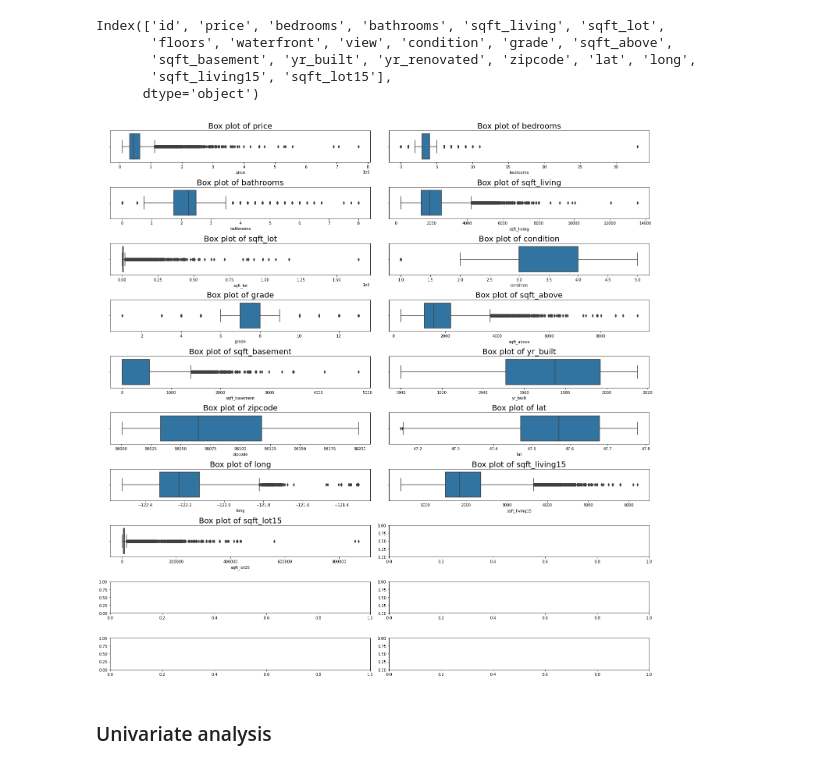
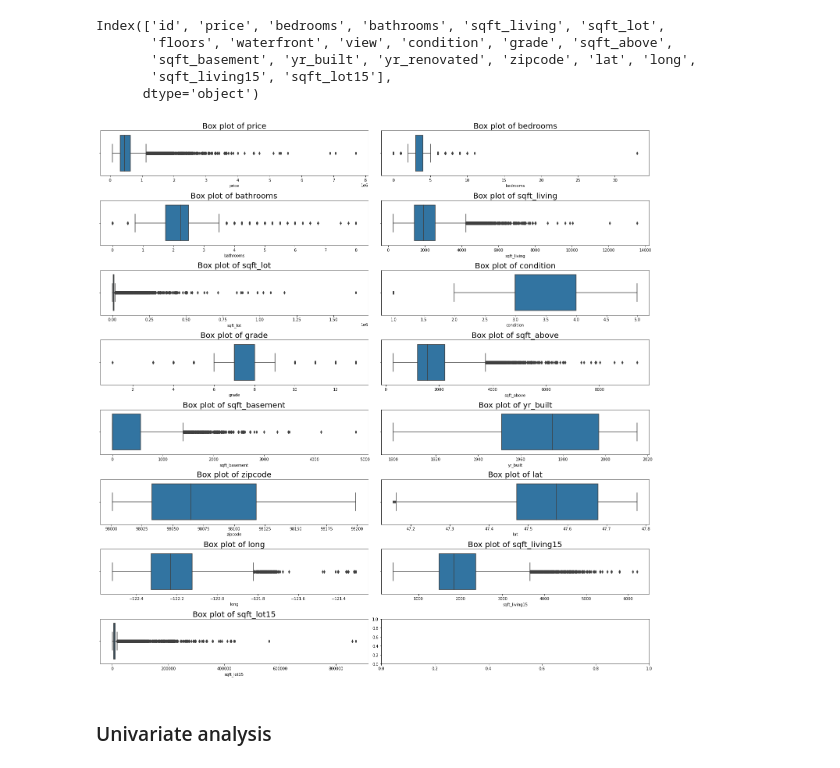
Before and after one commit to Eswa2020/Supervised-learning-using-various-regression-models-project, a Jupyter notebook: Esther_Wairimu_Kamau_core_indepedent_project_week_7.ipynb, the cells around one changed output. Saved outputs shown, nothing was run; the diff lists cells and outputs as text; code cells hidden in the pictures.

```diff
--- a/Esther_Wairimu_Kamau_core_indepedent_project_week_7.ipynb
+++ b/Esther_Wairimu_Kamau_core_indepedent_project_week_7.ipynb
@@ -193,21 +193,21 @@ Index(['id', 'price', 'bedrooms', 'bathrooms', 'sqft_living', 'sqft_lot',
 # %%
 #drop the columns with 90% and above of outliers
 df_house2=df_house.drop(['id','view','waterfront','floors','yr_renovated'],axis=1)
 names = list(df_house2.columns)
 
-fig, axes = plt.subplots(10,2, figsize=(20,20))
+fig, axes = plt.subplots(8,2, figsize=(20,20))
 
 y = 0
 for name in names:
   i, j = divmod(y, 2)
   sns.boxplot(x=df_house2[name], ax=axes[i, j])
   axes[i, j].set_title(f'Box plot of {name}', fontsize=20)
   y+=1
 
 plt.tight_layout()
 plt.show()
 # %% [output]
-[figure, old version]
+[figure, new version]
 # %% [markdown]
 ### Univariate analysis
 # %%
```
Also changed, not shown: parts of 27 cells of this notebook.
